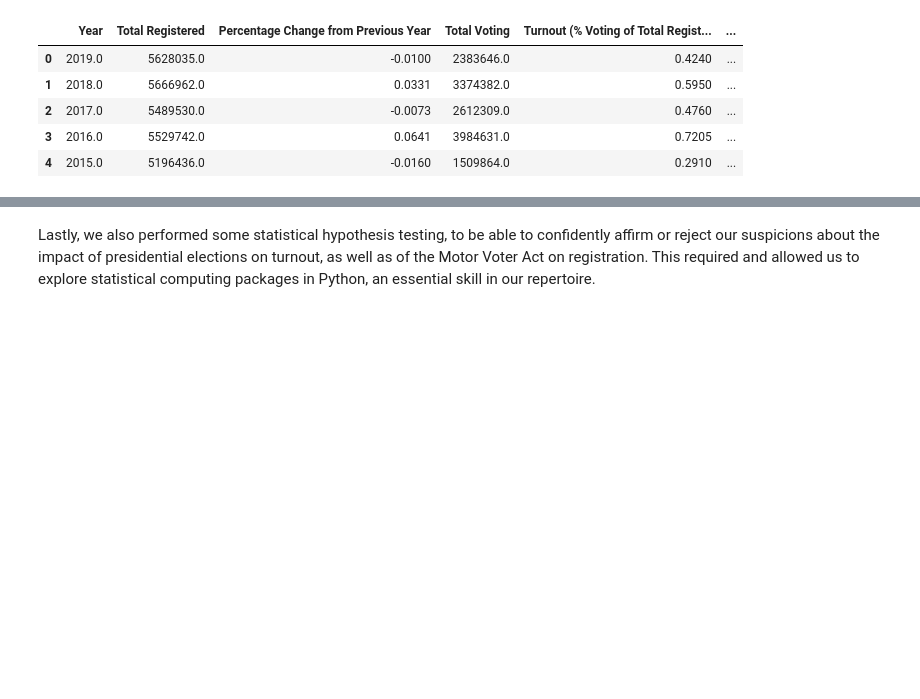
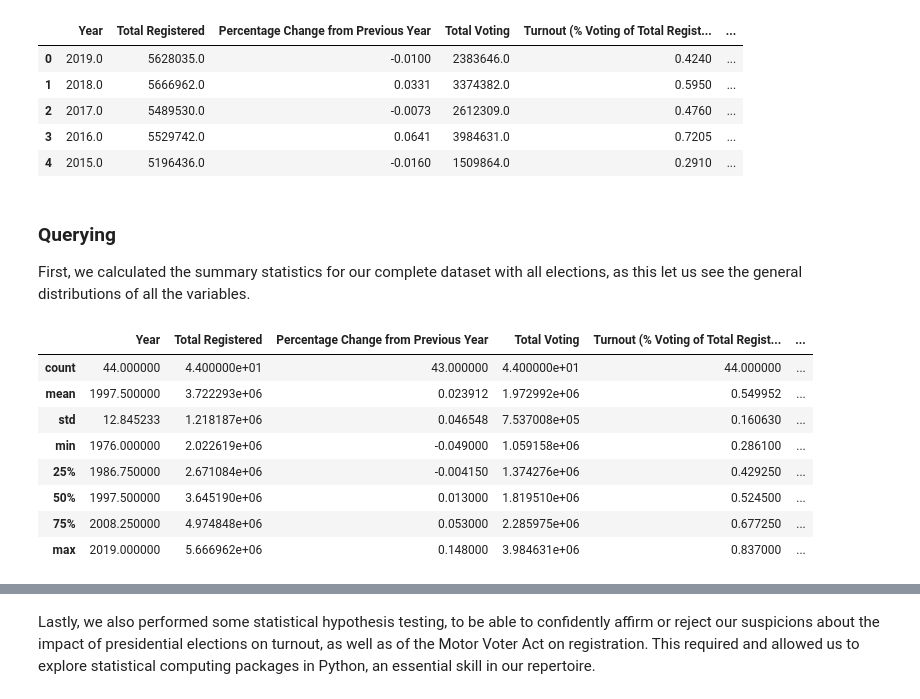
Before and after one commit to hannahfrederickcpsc/CS-5010-PROJECT-PYTHON, a Jupyter notebook: Report.ipynb, the cells around one changed output, grey strips where cells are left out. Saved outputs shown, nothing was run; the diff lists cells and outputs as text; code cells hidden in the pictures; blank space fills up the shorter version.

```diff
--- a/Report.ipynb
+++ b/Report.ipynb
@@ -92,3 +90,22 @@ df_merge_col.head()
 | 2 | 2017.0 | 5489530.0 | -0.0073 | 2612309.0 | 0.4760 | ... |
 | 3 | 2016.0 | 5529742.0 | 0.0641 | 3984631.0 | 0.7205 | ... |
 | 4 | 2015.0 | 5196436.0 | -0.0160 | 1509864.0 | 0.2910 | ... |
+# %% [markdown]
+### Querying
+First, we calculated the summary statistics for our complete dataset with all elections, as this let us see the general distributions of all the variables.
+# %%
+# convert our csv file back to a data frame
+voting_data = pd.read_csv("complete_cleaned.csv")
+#find the summary statistics for our dataframe of all elections
+summ_stats = voting_data.describe()
+summ_stats
+# %% [output]
+|  | Year | Total Registered | Percentage Change from Previous Year | Total Voting | Turnout (% Voting of Total Regist... | ... |
+| count | 44.000000 | 4.400000e+01 | 43.000000 | 4.400000e+01 | 44.000000 | ... |
+| mean | 1997.500000 | 3.722293e+06 | 0.023912 | 1.972992e+06 | 0.549952 | ... |
+| std | 12.845233 | 1.218187e+06 | 0.046548 | 7.537008e+05 | 0.160630 | ... |
+| min | 1976.000000 | 2.022619e+06 | -0.049000 | 1.059158e+06 | 0.286100 | ... |
+| 25% | 1986.750000 | 2.671084e+06 | -0.004150 | 1.374276e+06 | 0.429250 | ... |
+| 50% | 1997.500000 | 3.645190e+06 | 0.013000 | 1.819510e+06 | 0.524500 | ... |
+| 75% | 2008.250000 | 4.974848e+06 | 0.053000 | 2.285975e+06 | 0.677250 | ... |
+| max | 2019.000000 | 5.666962e+06 | 0.148000 | 3.984631e+06 | 0.837000 | ... |
```
Also changed, not shown: parts of 55 cells of this notebook.
